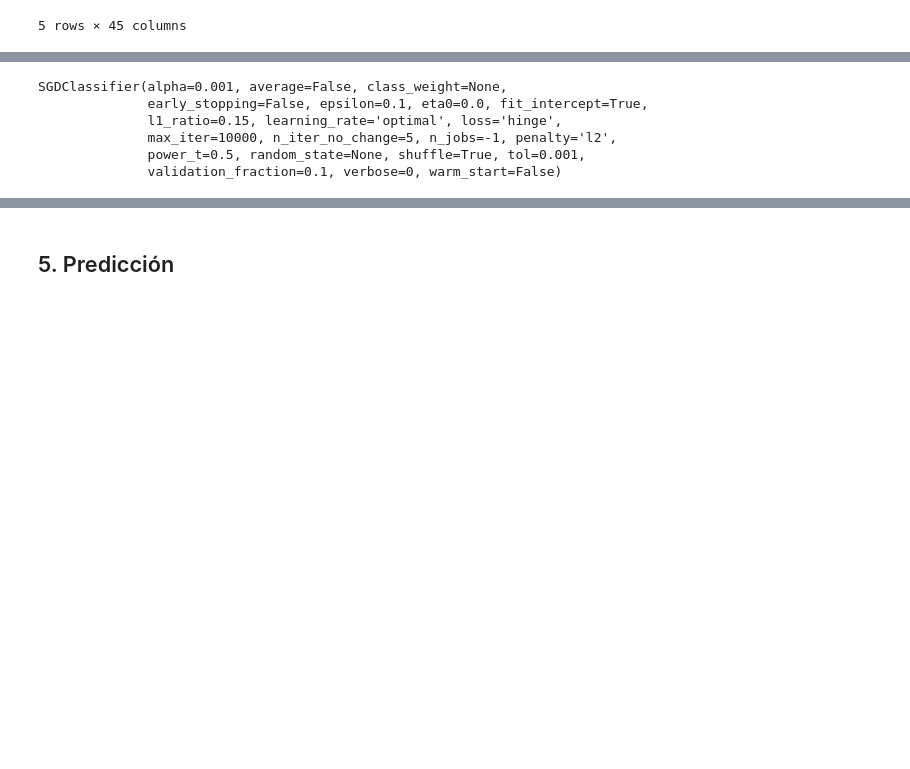
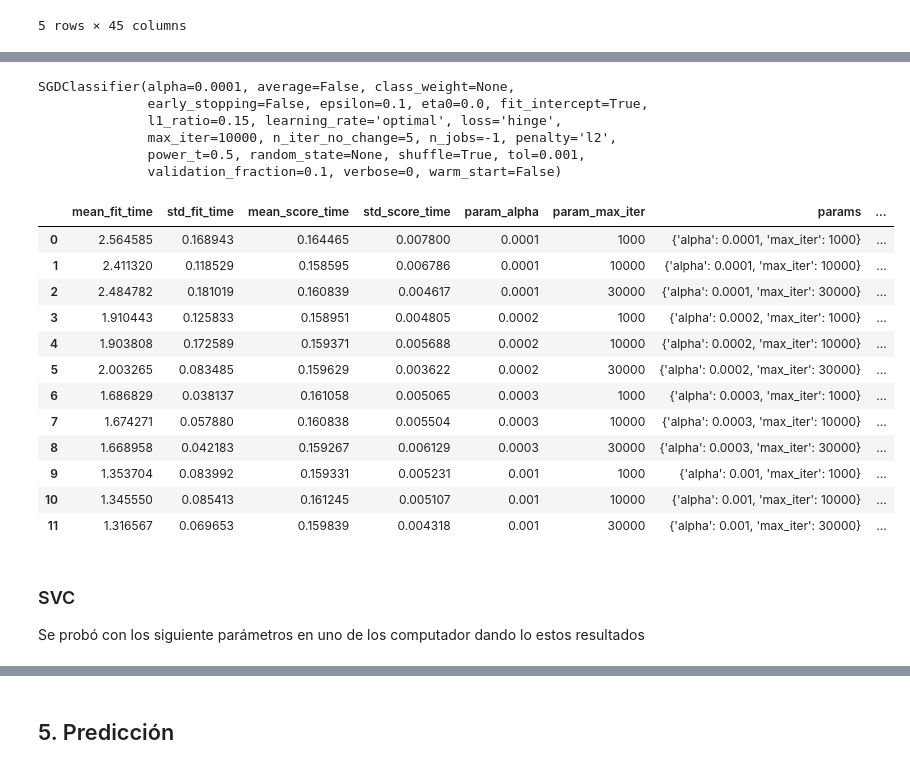
Before and after one commit to jjr2040/Machine-Learning-Techniques, a Jupyter notebook: Laboratorio 3/Lab_III.ipynb, the cells around one changed output, grey strips where cells are left out. Saved outputs shown, nothing was run; the diff lists cells and outputs as text; code cells hidden in the pictures; blank space fills up the shorter version.

Commit message:
Compiled results and complemented answers

```diff
--- a/Laboratorio 3/Lab_III.ipynb
+++ b/Laboratorio 3/Lab_III.ipynb
@@ -63,6 +108,5 @@ train.head()
 # %%
 # Drop features no needed
 # We should think of droping highly correlated features
-features_to_drop = ['label', 'attack_cat', 'ï»¿id', 'sbytes', 'dbytes', 'dloss', 'sloss']
+features_to_drop = ['label', 'attack_cat', 'ï»¿id', 'sbytes', 'dbytes', 'dloss', 'sloss', 'is_ftp_login', 'ct_dst_ltm']
 X_train, y_train = train.drop(features_to_drop, axis=1), train['attack_cat']
-X_test, y_test = test.drop(features_to_drop, axis=1), test['attack_cat']
@@ -79,18 +139,12 @@ X_train.head()
 # %%
-num_preprocessor = make_pipeline(
-    StandardScaler()
-)
-
 categories_preprocessor = make_pipeline(
     OneHotEncoder(handle_unknown='ignore')
 )
 
 preprocessor = make_column_transformer(
-    (num_preprocessor, ('spkts', 'dpkts', 'dinpkt', 'djit', 'trans_depth', 'response_body_len')),
-    (categories_preprocessor, ('proto', 'service', 'state'))
+    (categories_preprocessor, ('proto', 'service', 'state')),
+    remainder=MinMaxScaler()
 )
-
-#full_pipeline = make_pipeline(preprocessor, SGDClassifier())
 # %%
 X_train_prepared = preprocessor.fit_transform(X_train)
 # %%
@@ -104,2 +167,2 @@ Vamos a usar el SGD classifier para probar
 # %%
-model = SGDClassifier(n_jobs=-1)
+sgd_classifier_model = SGDClassifier(n_jobs=-1)
@@ -115,9 +169,9 @@ SGDClassifier(alpha=0.0001, average=False, class_weight=None,
 # %%
 param_grid = {
-    'alpha': [0.0001, 0.001, 0.01, 0.1],
-    'max_iter': [500, 1000, 10000]
+    'alpha': [0.0001, 0.0002, 0.0003, 0.001],
+    'max_iter': [1000, 10000, 30000]
 }
-grid_search = GridSearchCV(model, param_grid)
+grid_search = GridSearchCV(sgd_classifier_model, param_grid, scoring='f1_weighted')
 %time grid_search.fit(X_train_prepared, y_train)
 grid_search.best_params_
 # %% [output]
@@ -131,9 +206,29 @@ grid_search.best_score_
 # %%
 grid_search.best_estimator_
 # %% [output]
-SGDClassifier(alpha=0.001, average=False, class_weight=None,
+SGDClassifier(alpha=0.0001, average=False, class_weight=None,
               early_stopping=False, epsilon=0.1, eta0=0.0, fit_intercept=True,
               l1_ratio=0.15, learning_rate='optimal', loss='hinge',
               max_iter=10000, n_iter_no_change=5, n_jobs=-1, penalty='l2',
               power_t=0.5, random_state=None, shuffle=True, tol=0.001,
               validation_fraction=0.1, verbose=0, warm_start=False)
+# %%
+pd.DataFrame(grid_search.cv_results_)
+# %% [output]
+|  | mean_fit_time | std_fit_time | mean_score_time | std_score_time | param_alpha | param_max_iter | params | ... |
+| 0 | 2.564585 | 0.168943 | 0.164465 | 0.007800 | 0.0001 | 1000 | {'alpha': 0.0001, 'max_iter': 1000} | ... |
+| 1 | 2.411320 | 0.118529 | 0.158595 | 0.006786 | 0.0001 | 10000 | {'alpha': 0.0001, 'max_iter': 10000} | ... |
+| 2 | 2.484782 | 0.181019 | 0.160839 | 0.004617 | 0.0001 | 30000 | {'alpha': 0.0001, 'max_iter': 30000} | ... |
+| 3 | 1.910443 | 0.125833 | 0.158951 | 0.004805 | 0.0002 | 1000 | {'alpha': 0.0002, 'max_iter': 1000} | ... |
+| 4 | 1.903808 | 0.172589 | 0.159371 | 0.005688 | 0.0002 | 10000 | {'alpha': 0.0002, 'max_iter': 10000} | ... |
+| 5 | 2.003265 | 0.083485 | 0.159629 | 0.003622 | 0.0002 | 30000 | {'alpha': 0.0002, 'max_iter': 30000} | ... |
+| 6 | 1.686829 | 0.038137 | 0.161058 | 0.005065 | 0.0003 | 1000 | {'alpha': 0.0003, 'max_iter': 1000} | ... |
+| 7 | 1.674271 | 0.057880 | 0.160838 | 0.005504 | 0.0003 | 10000 | {'alpha': 0.0003, 'max_iter': 10000} | ... |
+| 8 | 1.668958 | 0.042183 | 0.159267 | 0.006129 | 0.0003 | 30000 | {'alpha': 0.0003, 'max_iter': 30000} | ... |
+| 9 | 1.353704 | 0.083992 | 0.159331 | 0.005231 | 0.001 | 1000 | {'alpha': 0.001, 'max_iter': 1000} | ... |
+| 10 | 1.345550 | 0.085413 | 0.161245 | 0.005107 | 0.001 | 10000 | {'alpha': 0.001, 'max_iter': 10000} | ... |
+| 11 | 1.316567 | 0.069653 | 0.159839 | 0.004318 | 0.001 | 30000 | {'alpha': 0.001, 'max_iter': 30000} | ... |
+# %% [markdown]
+### SVC
+
+Se probó con los siguiente parámetros en uno de los computador dando lo estos resultados
```
Also changed, not shown: parts of 42 cells of this notebook, 1 other file.
